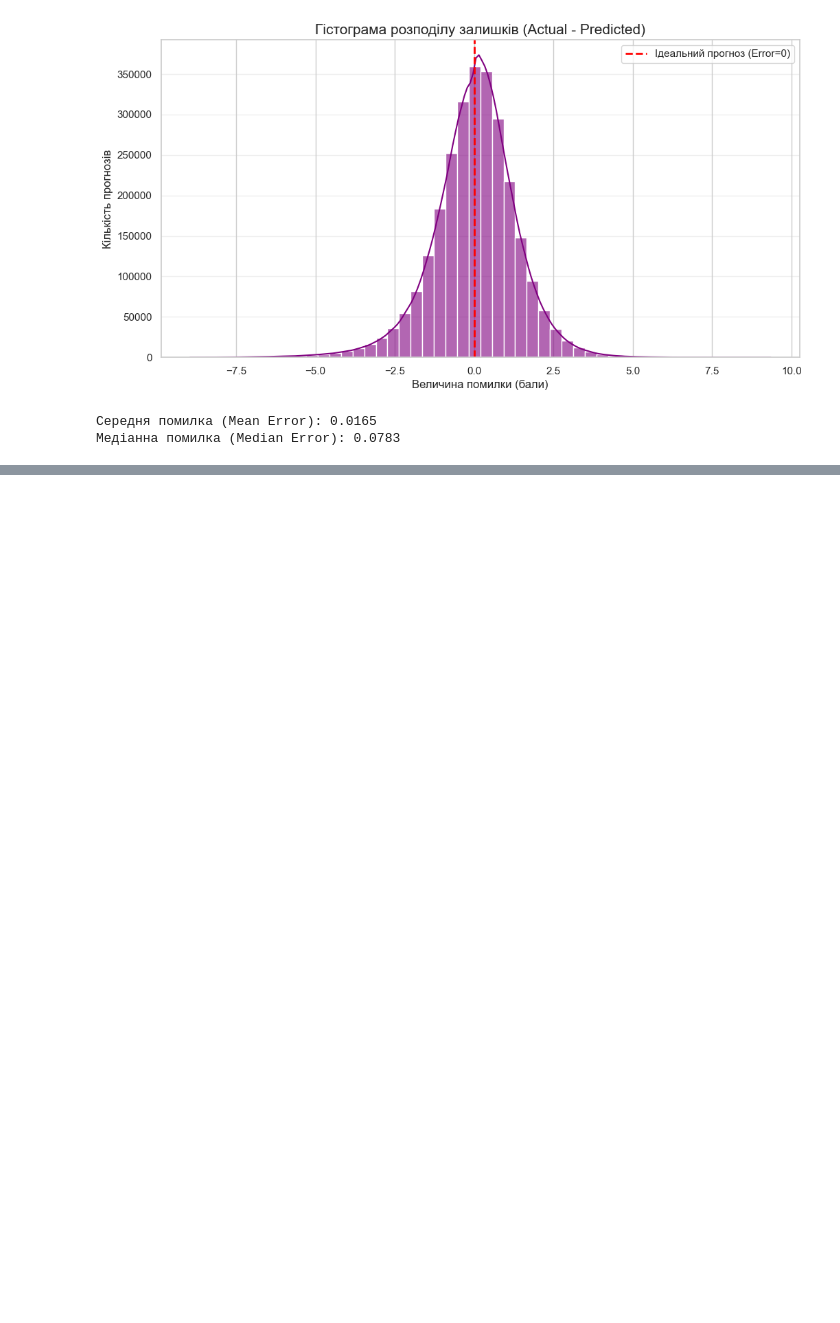
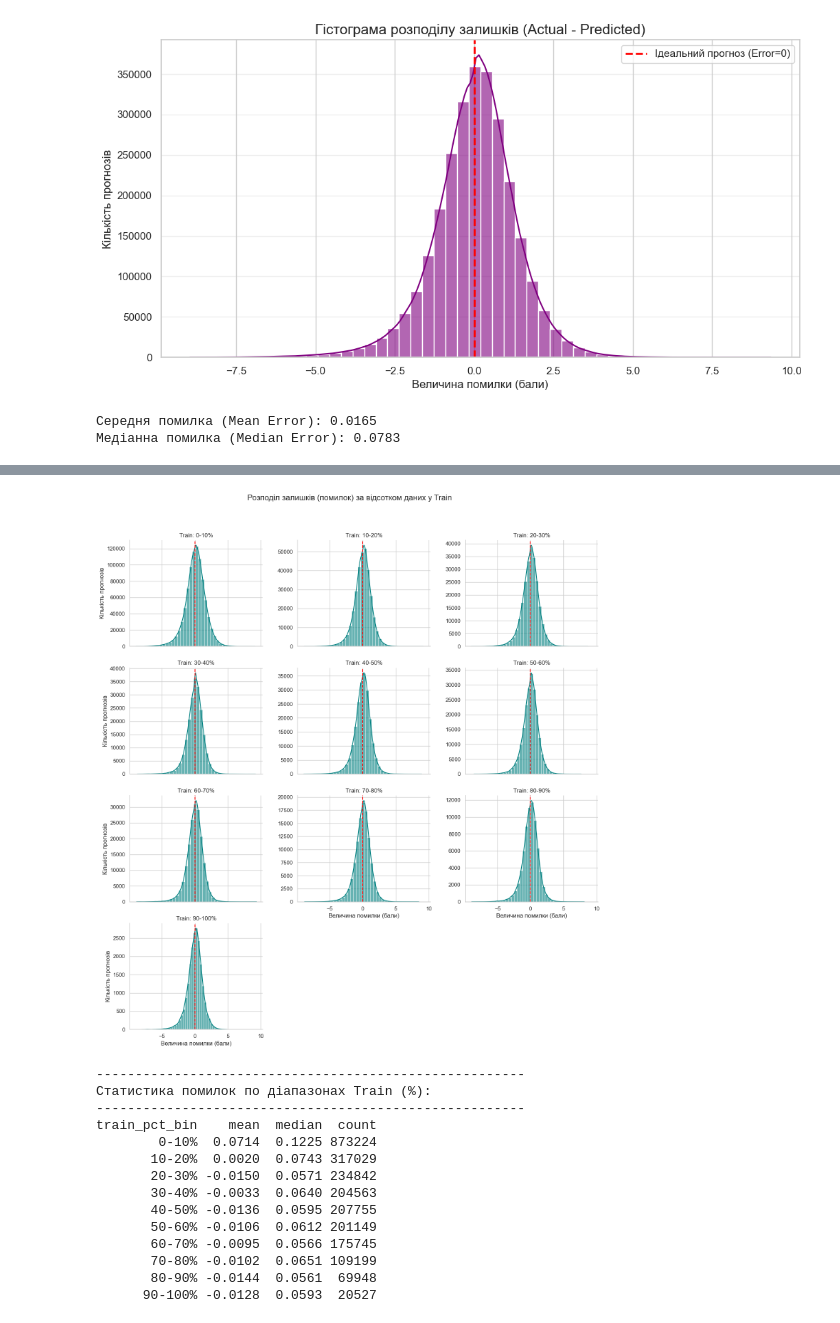
Before and after one commit to AntonBubnov/anime-rec-sys-evaluation, a Jupyter notebook: notebooks/03_model_Model_based_CF_DL.ipynb, the cells around one changed output, grey strips where cells are left out. Drawn from its saved outputs; the diff is of its cells as text; code cells hidden in the pictures; blank space fills up the shorter version.

```diff
--- a/notebooks/03_model_Model_based_CF_DL.ipynb
+++ b/notebooks/03_model_Model_based_CF_DL.ipynb
@@ -787,0 +882,77 @@ print(f"Медіанна помилка (Median Error): {test['error'].median():
+# %%
+# Крок 2. Створюємо "кошики" (діапазони) по 10%
+# Визначаємо межі від 0 до 100 з кроком 10
+bins = list(range(0, 101, 10)) # Це створить список [0, 10, 20, 30... 100]
+# Створюємо красиві підписи для графіків
+labels = [f"{i}-{i+10}%" for i in range(0, 100, 10)]
+
+# Функція pd.cut розкладає числа по діапазонах
+test['train_pct_bin'] = pd.cut(test['train_percent'], bins=bins, labels=labels, include_lowest=True)
+
+# Крок 3. Створюємо сітку графіків (FacetGrid)
+# Використовуємо нашу нову колонку train_pct_bin
+g = sns.FacetGrid(
+    test,
+    col="train_pct_bin",
+    col_wrap=3,        # По 3 графіки в рядку
+    height=4,
+    aspect=1.2,
+    sharex=True,
+    sharey=False       # Дозволяємо різну висоту стовпчиків, бо в групах різна кількість записів
+)
+
+# Крок 4. Малюємо гістограми
+g.map_dataframe(
+    sns.histplot,
+    x="error",
+    bins=40,
+    kde=True,
+    color="teal",      # Я змінив колір на смарагдовий (teal), щоб візуально відрізнити від минулого графіка
+    alpha=0.6
+)
+
+# Крок 5. Додаємо червону лінію ідеального прогнозу (0)
+def add_zero_line(**kwargs):
+    plt.axvline(x=0, color='red', linestyle='--', linewidth=1.5)
+
+g.map(add_zero_line)
+
+# Крок 6. Налаштовуємо підписи та заголовки
+g.set_axis_labels("Величина помилки (бали)", "Кількість прогнозів")
+g.set_titles(col_template="Train: {col_name}")
+
+plt.subplots_adjust(top=0.9)
+g.fig.suptitle('Розподіл залишків (помилок) за відсотком даних у Train', fontsize=16)
+
+plt.show()
+
+# Крок 7. Розрахунок статистики для кожного діапазону
+print("-" * 55)
+print("Статистика помилок по діапазонах Train (%):")
+print("-" * 55)
+
+# Рахуємо середнє та медіану. observed=False потрібен для коректної роботи з категоріями в нових версіях Pandas
+group_stats = test.groupby('train_pct_bin', observed=False)['error'].agg(['mean', 'median', 'count']).reset_index()
+
+# Округлюємо для зручності читання
+group_stats['mean'] = group_stats['mean'].round(4)
+group_stats['median'] = group_stats['median'].round(4)
+
+# Видаляємо порожні кошики (якщо такі є) і виводимо на екран
+print(group_stats.dropna().to_string(index=False))
+# %% [output]
+[figure, added]
+-------------------------------------------------------
+Статистика помилок по діапазонах Train (%):
+-------------------------------------------------------
+train_pct_bin    mean  median  count
+        0-10%  0.0714  0.1225 873224
+       10-20%  0.0020  0.0743 317029
+       20-30% -0.0150  0.0571 234842
+       30-40% -0.0033  0.0640 204563
+       40-50% -0.0136  0.0595 207755
+       50-60% -0.0106  0.0612 201149
+       60-70% -0.0095  0.0566 175745
+       70-80% -0.0102  0.0651 109199
+       80-90% -0.0144  0.0561  69948
+      90-100% -0.0128  0.0593  20527
```
Also changed, not shown: parts of 8 cells of this notebook.
